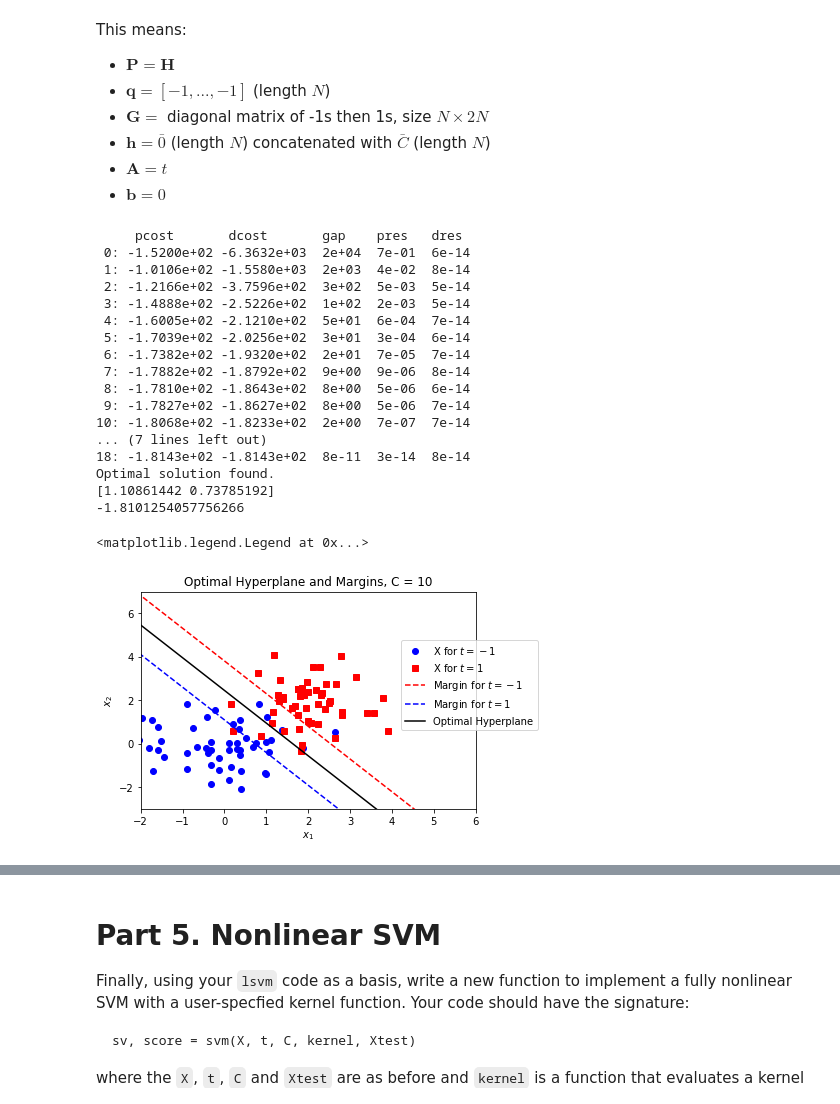
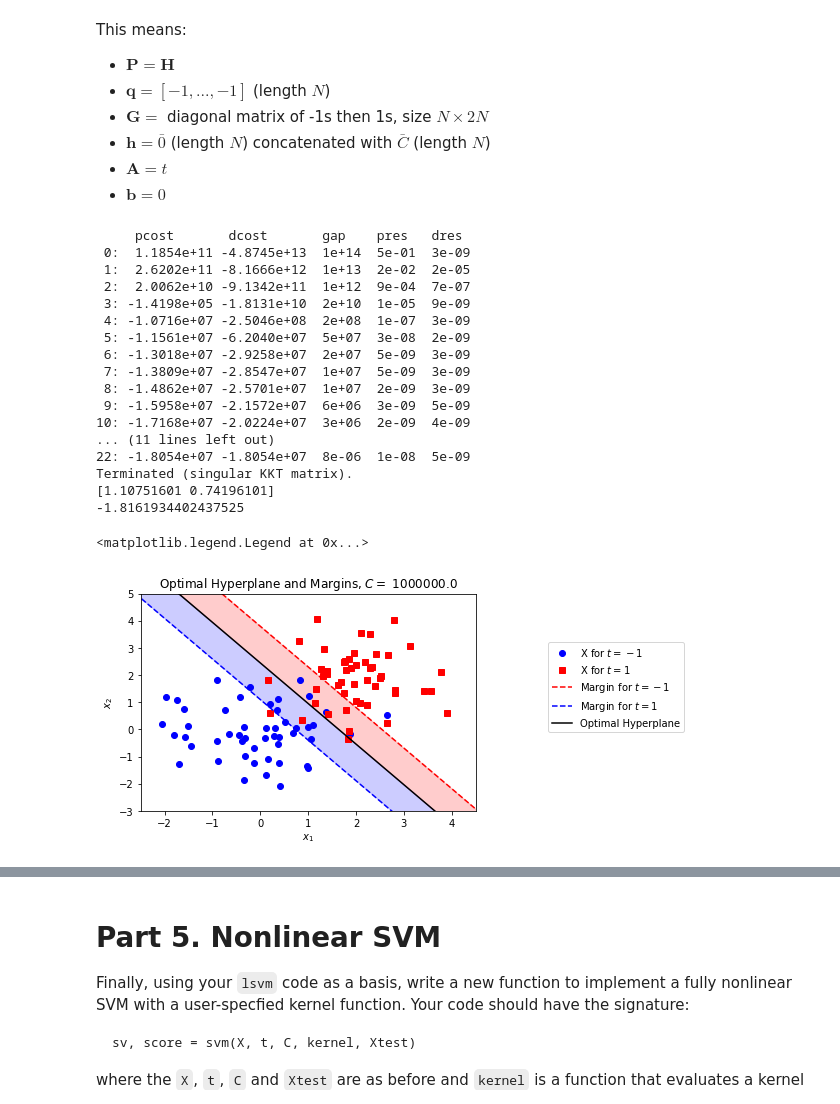
Before and after one commit to Super-SaiyanSandwich/ECMM422-CA3, a Jupyter notebook: ECMM422-CA3-SVM-2020.ipynb, the cells around one changed output, grey strips where cells are left out. Drawn from its saved outputs; the diff is of its cells as text; code cells hidden in the pictures.

```diff
--- a/ECMM422-CA3-SVM-2020.ipynb
+++ b/ECMM422-CA3-SVM-2020.ipynb
@@ -717,51 +723,55 @@ def lsvm_helper(X, t, C, show_Progress = True):
     #b = t - np.dot(X, w)
 
     b = np.mean(b)
 
     return w.flatten(), b, sv_mask
 
 
-C = 10
+C = 1e6
 
 w, b, _ = lsvm_helper(X_ns, t_ns, C)
 
 print(w)
 print(b)
 
 plt.plot(X_ns[t_ns==-1,0], X_ns[t_ns==-1,1], 'bo', label="X for $t = -1$")
 plt.plot(X_ns[t_ns==1,0], X_ns[t_ns==1,1], 'rs', label="X for $t = 1$")
 
 x_Space = np.linspace(-6,10)
 
 
-plt.xlim(-2,6)
-plt.ylim(-3,7)
+plt.xlim(-2.5,4.5)
+plt.ylim(-3,5)
 
 plt.xlabel("$x_1$")
 plt.ylabel("$x_2$")
 
 plt.plot(x_Space, wb_to_Y(x_Space, w, b, 1), c = 'r', linestyle = '--', label="Margin for $t = -1$")
 plt.plot(x_Space, wb_to_Y(x_Space, w, b, -1), c = 'b', linestyle = '--', label="Margin for $t = 1$")
 plt.plot(x_Space, wb_to_Y(x_Space, w, b), c = 'black', label="Optimal Hyperplane")
-plt.title(f"Optimal Hyperplane and Margins, C = {C}")
+
+plt.fill_between(x_Space, wb_to_Y(x_Space, w, b), wb_to_Y(x_Space, w, b, -1), color = 'b', alpha = 0.2)
+plt.fill_between(x_Space, wb_to_Y(x_Space, w, b), wb_to_Y(x_Space, w, b, 1), color = 'r', alpha = 0.2)
+
+plt.title(f"Optimal Hyperplane and Margins, $C =$ {C}")
 plt.legend(bbox_to_anchor=(1.2,0.8))
 # %% [output]
      pcost       dcost       gap    pres   dres
- 0: -1.5200e+02 -6.3632e+03  2e+04  7e-01  6e-14
- 1: -1.0106e+02 -1.5580e+03  2e+03  4e-02  8e-14
- 2: -1.2166e+02 -3.7596e+02  3e+02  5e-03  5e-14
- 3: -1.4888e+02 -2.5226e+02  1e+02  2e-03  5e-14
- 4: -1.6005e+02 -2.1210e+02  5e+01  6e-04  7e-14
- 5: -1.7039e+02 -2.0256e+02  3e+01  3e-04  6e-14
- 6: -1.7382e+02 -1.9320e+02  2e+01  7e-05  7e-14
- 7: -1.7882e+02 -1.8792e+02  9e+00  9e-06  8e-14
- 8: -1.7810e+02 -1.8643e+02  8e+00  5e-06  6e-14
- 9: -1.7827e+02 -1.8627e+02  8e+00  5e-06  7e-14
-10: -1.8068e+02 -1.8233e+02  2e+00  7e-07  7e-14
-... (7 lines left out)
-18: -1.8143e+02 -1.8143e+02  8e-11  3e-14  8e-14
-Optimal solution found.
-[1.10861442 0.73785192]
--1.8101254057756266
+ 0:  1.1854e+11 -4.8745e+13  1e+14  5e-01  3e-09
+ 1:  2.6202e+11 -8.1666e+12  1e+13  2e-02  2e-05
+ 2:  2.0062e+10 -9.1342e+11  1e+12  9e-04  7e-07
+ 3: -1.4198e+05 -1.8131e+10  2e+10  1e-05  9e-09
+ 4: -1.0716e+07 -2.5046e+08  2e+08  1e-07  3e-09
+ 5: -1.1561e+07 -6.2040e+07  5e+07  3e-08  2e-09
+ 6: -1.3018e+07 -2.9258e+07  2e+07  5e-09  3e-09
+ 7: -1.3809e+07 -2.8547e+07  1e+07  5e-09  3e-09
+ 8: -1.4862e+07 -2.5701e+07  1e+07  2e-09  3e-09
+ 9: -1.5958e+07 -2.1572e+07  6e+06  3e-09  5e-09
+10: -1.7168e+07 -2.0224e+07  3e+06  2e-09  4e-09
+... (11 lines left out)
+22: -1.8054e+07 -1.8054e+07  8e-06  1e-08  5e-09
+Terminated (singular KKT matrix).
+[1.10751601 0.74196101]
+-1.8161934402437525
 <matplotlib.legend.Legend at 0x...>
-[figure, old version]
+[figure, new version]
```
Also changed, not shown: parts of 17 cells of this notebook.
